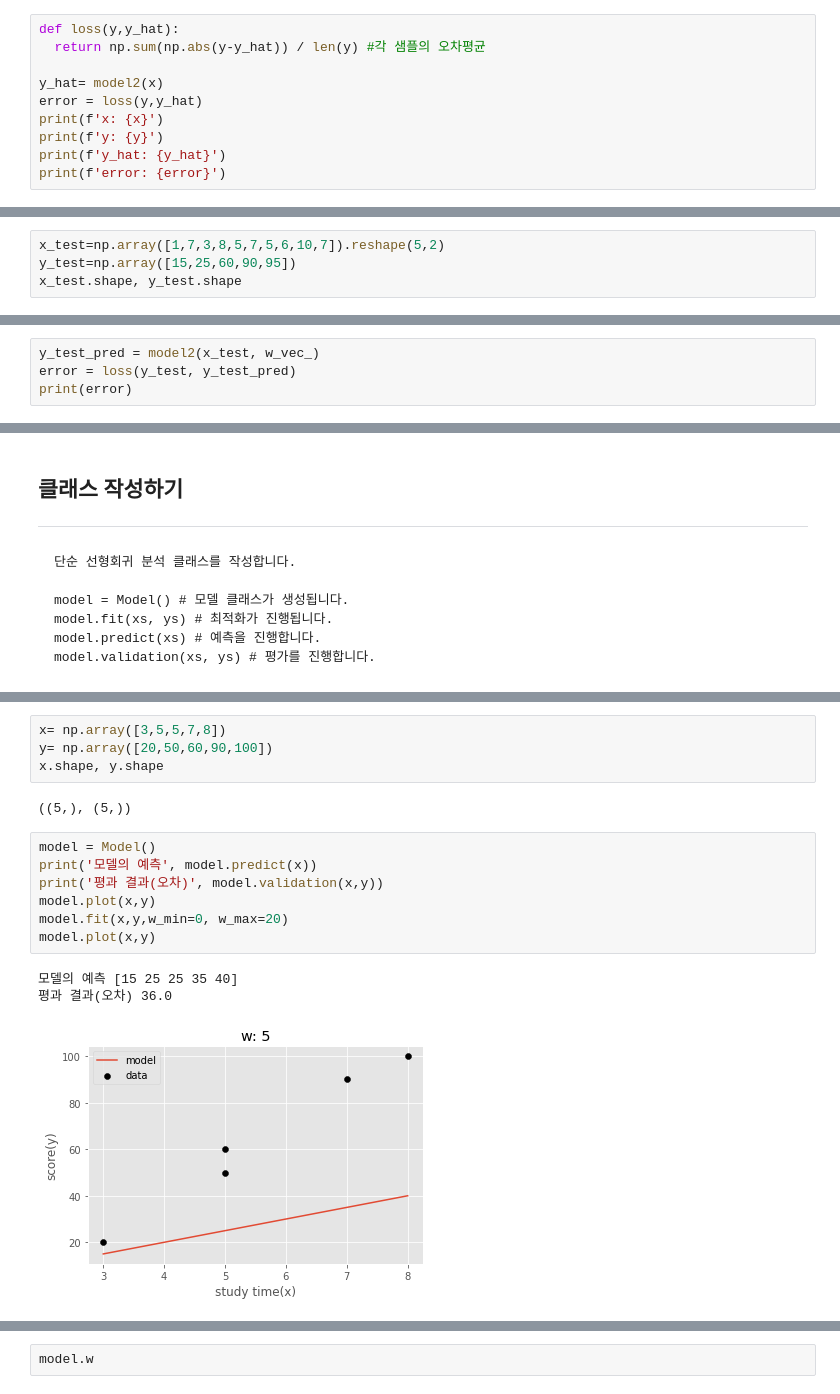
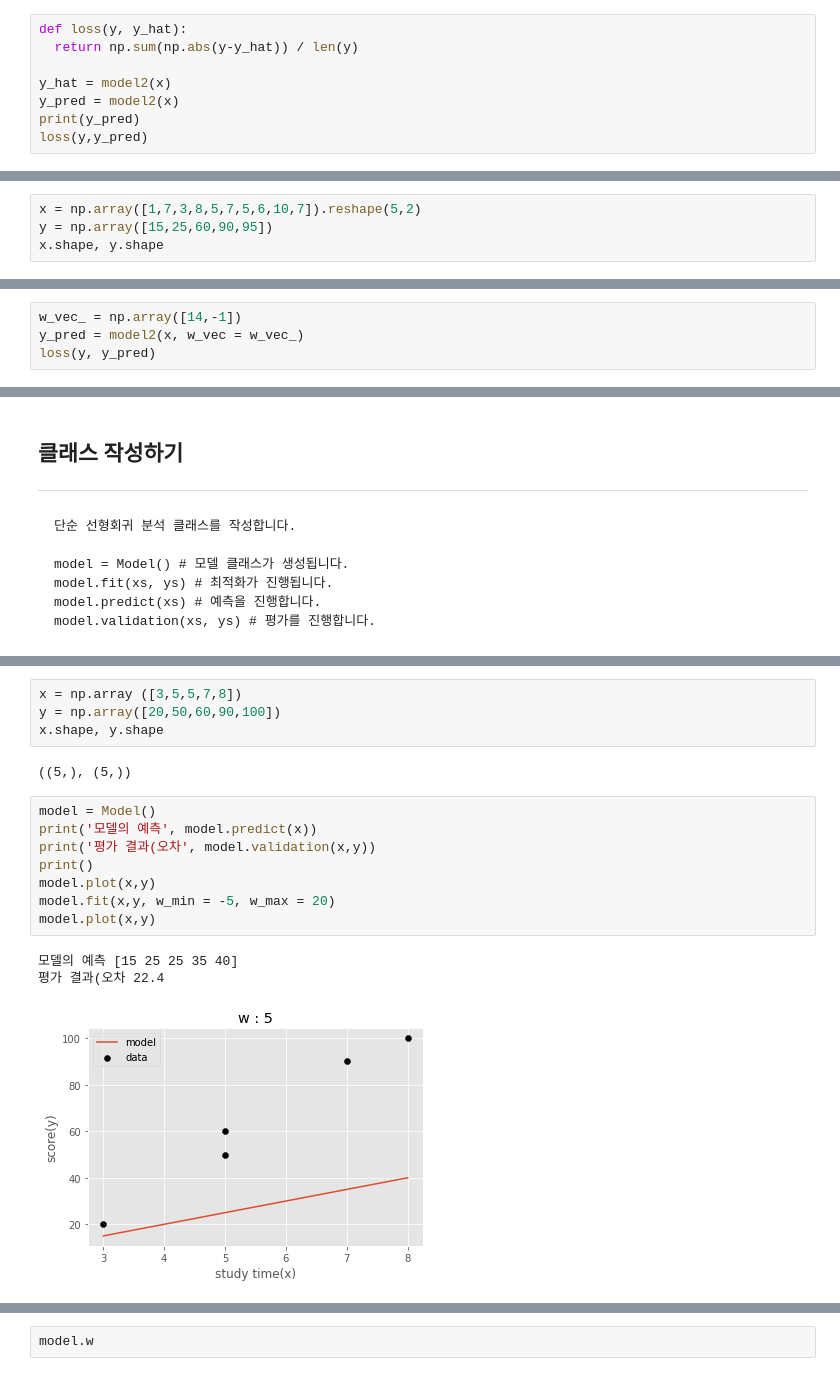
Before and after one commit to GETHUB55/SkillTreePython-DataAnalysis, a Jupyter notebook: ch05_03_기초모델구현_회귀모델맛보기.ipynb, the cells around one changed output, grey strips where cells are left out. Cells and saved outputs as stored; diff of their text form.

```diff
--- a/ch05_03_기초모델구현_회귀모델맛보기.ipynb
+++ b/ch05_03_기초모델구현_회귀모델맛보기.ipynb
@@ -306,13 +327,11 @@ $loss = |(\hat{y}-y)|$
 # %% [markdown]
 * 손실 계산 과정 정의
 # %%
-def loss(y,y_hat):
-  return np.sum(np.abs(y-y_hat)) / len(y) #각 샘플의 오차평균
+def loss(y, y_hat):
+  return np.sum(np.abs(y-y_hat)) / len(y)
 
-y_hat= model2(x)
-error = loss(y,y_hat)
-print(f'x: {x}')
-print(f'y: {y}')
-print(f'y_hat: {y_hat}')
-print(f'error: {error}')
+y_hat = model2(x)
+y_pred = model2(x)
+print(y_pred)
+loss(y,y_pred)
 # %% [output]
@@ -459,14 +466,10 @@ model2(np.array([6,5]),w_vec_)
 # %% [markdown]
 * 테스트 데이터셋 정의
 # %%
-x_test=np.array([1,7,3,8,5,7,5,6,10,7]).reshape(5,2)
-y_test=np.array([15,25,60,90,95])
-x_test.shape, y_test.shape
+x = np.array([1,7,3,8,5,7,5,6,10,7]).reshape(5,2)
+y = np.array([15,25,60,90,95])
+x.shape, y.shape
 # %% [output]
 ((5, 2), (5,))
 # %% [markdown]
 * 학습 완료된 모델에 테스트 데이터로 최종 손실 계산
-# %%
-y_test_pred = model2(x_test, w_vec_)
-error = loss(y_test, y_test_pred)
-print(error)
@@ -474,0 +476,4 @@ print(error)
+# %%
+w_vec_ = np.array([14,-1])
+y_pred = model2(x, w_vec = w_vec_)
+loss(y, y_pred)
@@ -537,17 +542,18 @@ class Model():
 # %%
-x= np.array([3,5,5,7,8])
-y= np.array([20,50,60,90,100])
+x = np.array ([3,5,5,7,8])
+y = np.array([20,50,60,90,100])
 x.shape, y.shape
 # %% [output]
 ((5,), (5,))
 # %%
 model = Model()
 print('모델의 예측', model.predict(x))
-print('평과 결과(오차)', model.validation(x,y))
+print('평가 결과(오차', model.validation(x,y))
+print()
 model.plot(x,y)
-model.fit(x,y,w_min=0, w_max=20)
+model.fit(x,y, w_min = -5, w_max = 20)
 model.plot(x,y)
 # %% [output]
 모델의 예측 [15 25 25 35 40]
-평과 결과(오차) 36.0
+평가 결과(오차 22.4
-[figure, old version]
+[figure, new version]
```
Also changed, not shown: parts of 28 cells of this notebook.
